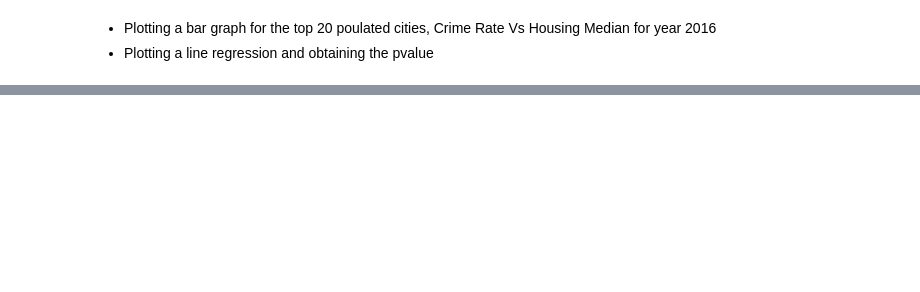
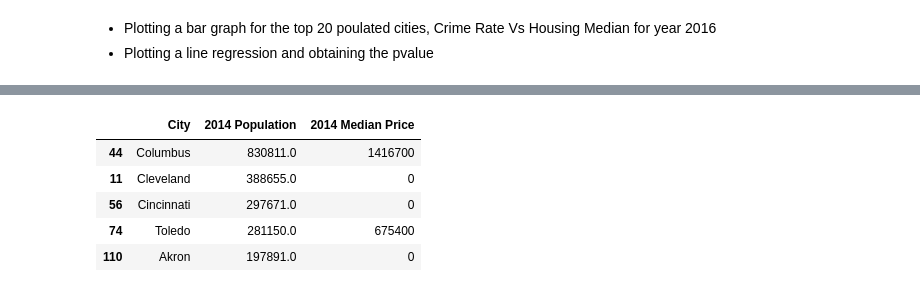
Before and after one commit to taylorbreychak/Project-1, a Jupyter notebook: ProjectCode_Merged/CrimeDataAnalysis-FinalCode.ipynb, the cells around one changed output, grey strips where cells are left out. Saved outputs shown, nothing was run; the diff lists cells and outputs as text; code cells hidden in the pictures; blank space fills up the shorter version.

```diff
--- a/ProjectCode_Merged/CrimeDataAnalysis-FinalCode.ipynb
+++ b/ProjectCode_Merged/CrimeDataAnalysis-FinalCode.ipynb
@@ -284,0 +386,10 @@ plt.savefig("images/plots/CrimeVsHousingMedian_2016_top20_PVALUE.png")
+# %%
+popprice2014 = merge_Zillow_Crime_df[["City","2014 Population", "2014 Median Price"]]
+popprice2014.head()
+# %% [output]
+|  | City | 2014 Population | 2014 Median Price |
+| 44 | Columbus | 830811.0 | 1416700 |
+| 11 | Cleveland | 388655.0 | 0 |
+| 56 | Cincinnati | 297671.0 | 0 |
+| 74 | Toledo | 281150.0 | 675400 |
+| 110 | Akron | 197891.0 | 0 |
```
Also changed, not shown: parts of 13 cells of this notebook.
